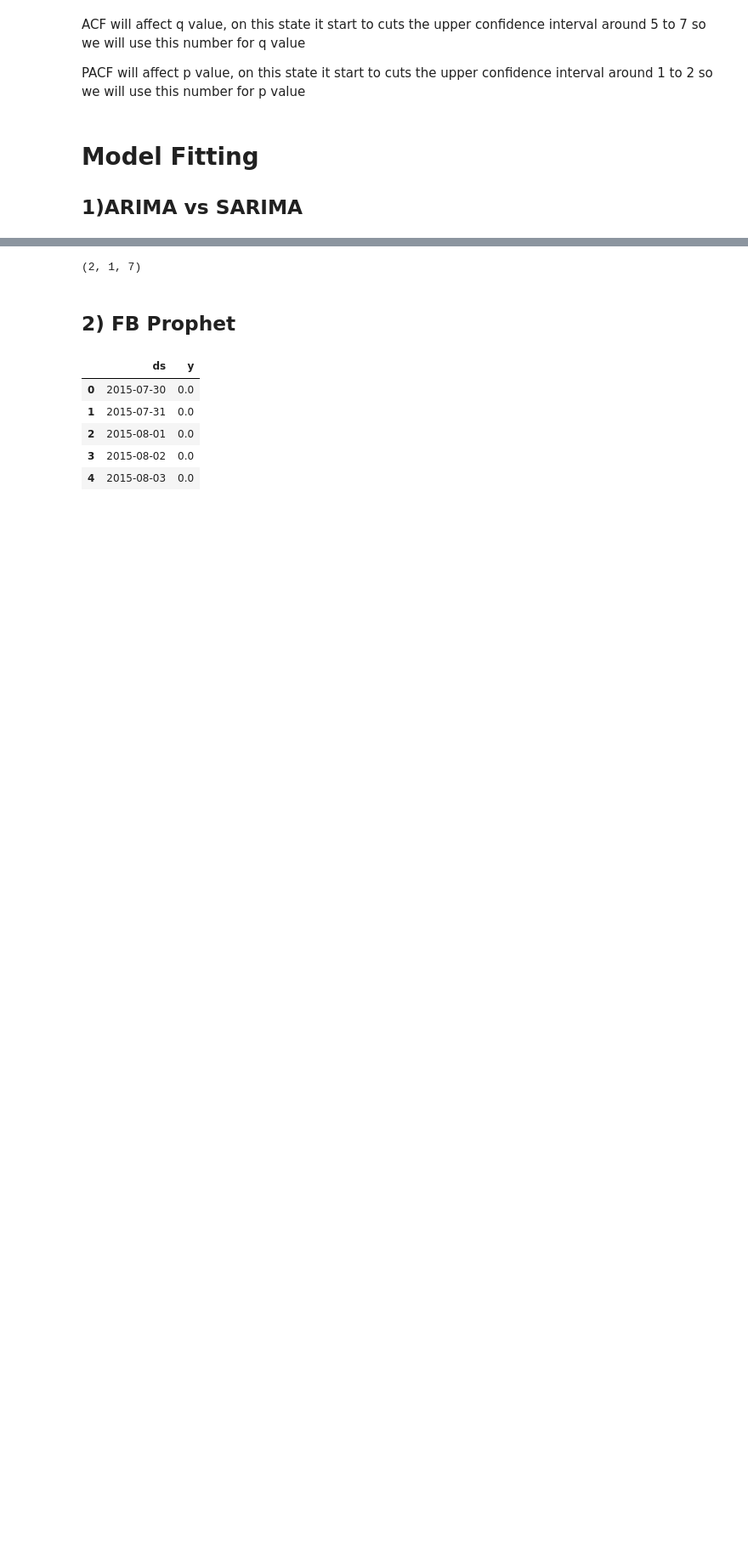
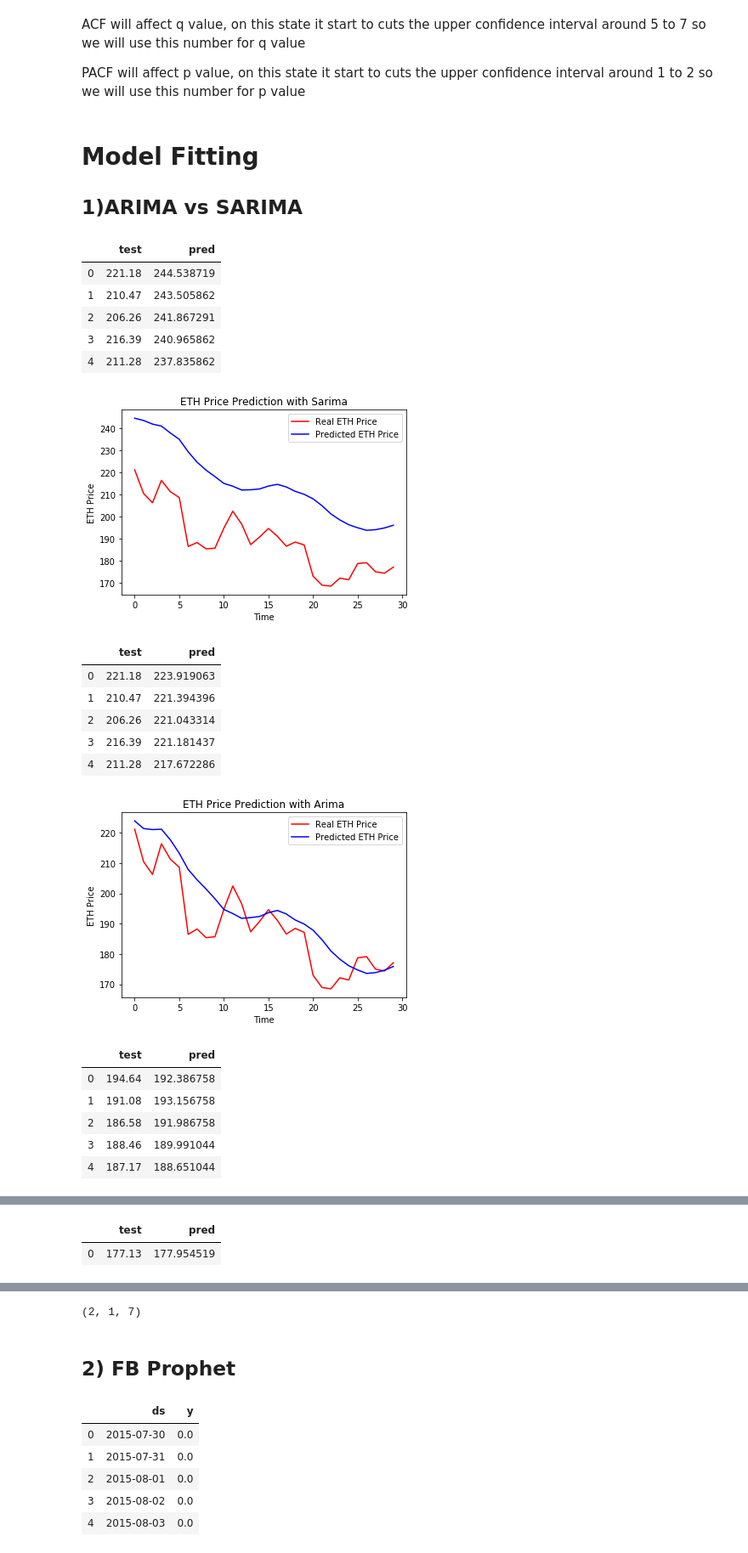
Before and after one commit to y4m4rx/appliedDataScienceProject, a Jupyter notebook: sezi/Combine.ipynb, the cells around one changed output, grey strips where cells are left out. Shown at 85% size. Drawn from its saved outputs; the diff is of its cells as text; code cells hidden in the pictures; blank space fills up the shorter version.

```diff
--- a/sezi/Combine.ipynb
+++ b/sezi/Combine.ipynb
@@ -613,7 +613,7 @@ def hyperparameter_tuning(model, data, p_range, d_range, q_range):
         if model == "SARIMA":
             mod = sm.tsa.statespace.SARIMAX(data, order=order, seasonal_order=order+(12,),enforce_stationarity=False, enforce_invertibility=False)
         else:
-            mod = ARIMA(data, order=(p,d,q))
+            mod = ARIMA(data, order=order)
         results = mod.fit()
 
         print('{}{} - AIC:{}'.format(model,str(order), results.aic))
@@ -624,7 +624,7 @@ def hyperparameter_tuning(model, data, p_range, d_range, q_range):
     return Min_AIC_list
 
 def forecast_sarima(data, steps, order, season):
-    model = sm.tsa.statespace.SARIMAX(data[:-steps],order=order, seasonal_order=(p, d, q, season),enforce_stationarity=False, enforce_invertibility=False)
+    model = sm.tsa.statespace.SARIMAX(data[:-steps],order=order, seasonal_order=order+(season,),enforce_stationarity=False, enforce_invertibility=False)
     results = model.fit()
     forecast = results.forecast(steps=steps)[0]
     return forecast
@@ -650,17 +650,63 @@ def plot_pred(test, pred, modelname):
     plt.ylabel('ETH Price')
     plt.legend()
     plt.show()
+    return comparison
 # %%
 warnings.filterwarnings("ignore")
 
-best_order_sarima = hyperparameter_tuning("SARIMA", data, range(1,3), range(0,1), range(6,8))
-best_order_arima = hyperparameter_tuning("ARIMA", data, range(1,3), range(0,1), range(6,8))
+#best_order_sarima = hyperparameter_tuning("SARIMA", df_transformed['ts_moving_avg'], range(1,3), range(0,1), range(6,8))
+#best_order_arima = hyperparameter_tuning("ARIMA", df_transformed['ts_moving_avg'], range(1,3), range(0,1), range(6,8))
 
-predSarima = forecast_sarima(df_transformed['ts_moving_avg_diff'], 30, best_order_sarima, 12)
+# Predicting for 30
+
+predSarima = forecast_sarima(df_transformed['ts_moving_avg_diff'][:-30], 30, (2,0,7), 12)
 predSarima = detrasnform_residual(predSarima, df_transformed['ts_moving_avg'][-30:])
 
-predArima = forecast_arima(df_transformed['ts_moving_avg_diff'], 30, best_order_arima)
+predArima = forecast_arima(df_transformed['ts_moving_avg_diff'][:-30], 30, (2,0,7))
 predArima = detrasnform_residual(predArima, df_transformed['ts_moving_avg'][-30:])
 
-plot_pred(df_transformed["Price"][-30:].values, predSarima.values, "Sarima")
-plot_pred(df_transformed["Price"][-30:].values, predArima.values, "Arima")
+result_sarima = plot_pred(df_transformed["Price"][-30:].values, predSarima.values, "Sarima")
+result_arima = plot_pred(df_transformed["Price"][-30:].values, predArima.values, "Arima")
+
+# Predicting for 15
+
+predSarima_15 = forecast_sarima(df_transformed['ts_moving_avg_diff'][:-15], 15, (2,0,7), 12)
+predSarima_15 = detrasnform_residual(predSarima_15, df_transformed['ts_moving_avg'][-15:])
+
+predArima_15 = forecast_arima(df_transformed['ts_moving_avg_diff'][:-15], 15, (2,0,7))
+predArima_15 = detrasnform_residual(predArima_15, df_transformed['ts_moving_avg'][-15:])
+
+result_sarima_15 = plot_pred(df_transformed["Price"][-15:].values, predSarima_15.values, "Sarima")
+result_arima_15 = plot_pred(df_transformed["Price"][-15:].values, predArima_15.values, "Arima")
+
+# Predicting for 1
+
+predSarima_1 = forecast_sarima(df_transformed['ts_moving_avg_diff'][:-1], 1, (2,0,7), 12)
+predSarima_1 = detrasnform_residual(predSarima_1, df_transformed['ts_moving_avg'][-1:])
+
+predArima_1 = forecast_arima(df_transformed['ts_moving_avg_diff'][:-1], 1, (2,0,7))
+predArima_1 = detrasnform_residual(predArima_1, df_transformed['ts_moving_avg'][-1:])
+
+result_sarima_1 = plot_pred(df_transformed["Price"][-1:].values, predSarima_1.values, "Sarima")
+result_arima_1 = plot_pred(df_transformed["Price"][-1:].values, predArima_1.values, "Arima")
+# %% [output]
+|  | test | pred |
+| 0 | 221.18 | 244.538719 |
+| 1 | 210.47 | 243.505862 |
+| 2 | 206.26 | 241.867291 |
+| 3 | 216.39 | 240.965862 |
+| 4 | 211.28 | 237.835862 |
+[figure, added]
+|  | test | pred |
+| 0 | 221.18 | 223.919063 |
+| 1 | 210.47 | 221.394396 |
+| 2 | 206.26 | 221.043314 |
+| 3 | 216.39 | 221.181437 |
+| 4 | 211.28 | 217.672286 |
+[figure, added]
+|  | test | pred |
+| 0 | 194.64 | 192.386758 |
+| 1 | 191.08 | 193.156758 |
+| 2 | 186.58 | 191.986758 |
+| 3 | 188.46 | 189.991044 |
+| 4 | 187.17 | 188.651044 |
@@ -666,0 +721,2 @@ plot_pred(df_transformed["Price"][-30:].values, predArima.values, "Arima")
+|  | test | pred |
+| 0 | 177.13 | 177.954519 |
```
Also changed, not shown: parts of 18 cells of this notebook, 1 other file.
